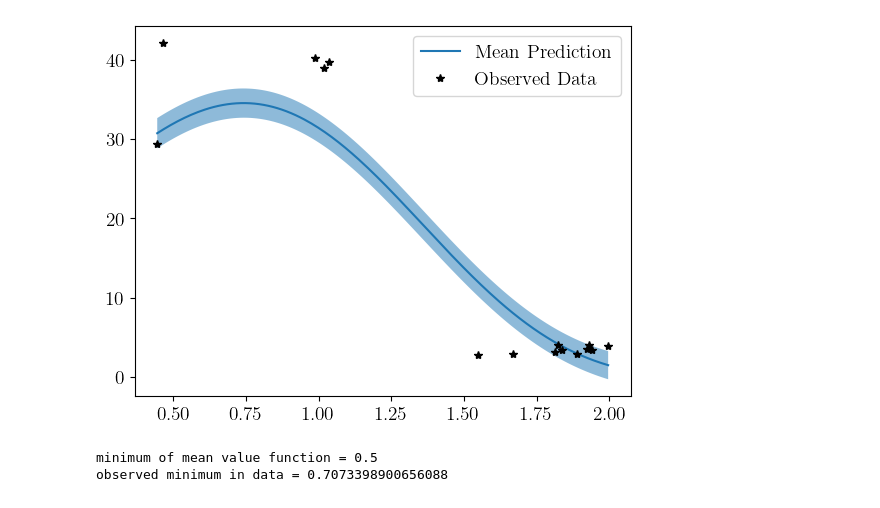
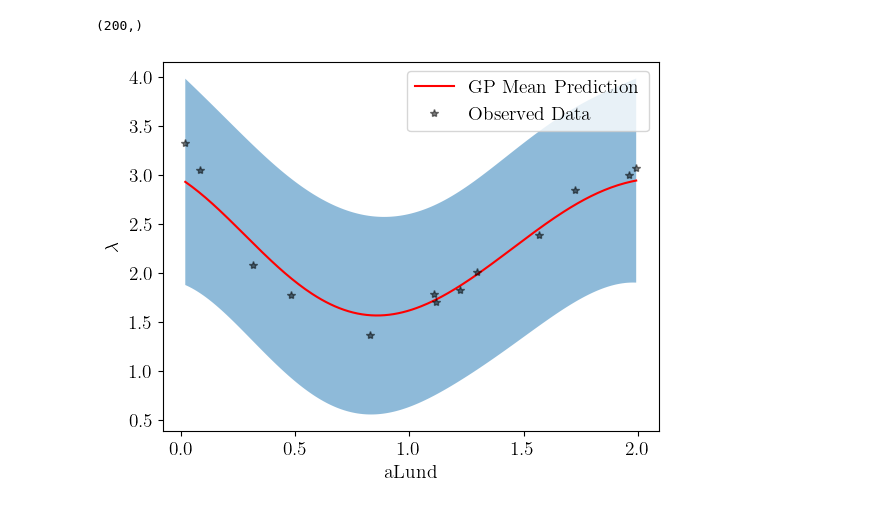
Before and after one commit to AliAlkadhim/Pythia8_SBI_Tune, a Jupyter notebook: code/BayesOpt/GPytorch_Tune_a.ipynb, the cells around one changed output. Saved outputs shown, nothing was run; the diff lists cells and outputs as text; code cells hidden in the pictures.

```diff
--- a/code/BayesOpt/GPytorch_Tune_a.ipynb
+++ b/code/BayesOpt/GPytorch_Tune_a.ipynb
@@ -392,0 +785,14 @@ plot_model(model)
+# %%
+def make_multidim_xstar(param,size):
+    """
+    This is used for sampling the parameters for plotting
+    """
+    x_star0 = Sample_param(param,size).linspace()
+    # empty = np.ones((size,15))
+    empty = make_x_candidates(PARAM_DICT, size)
+    param_prefix = get_param_prefix(param)
+    full_param_name = param_prefix + ':' + param
+    param_index = param_names.index(full_param_name)
+    empty[:,param_index] = x_star0
+    # print(empty)
+    return torch.tensor(empty)
@@ -412,20 +906,23 @@ covar_module.raw_outputscale_constraint.upper_bound tensor(inf)
 def train_model(model, train_x, train_y, n_epochs, print_=False):
     # Use the Adam optimizer
     optimizer = torch.optim.Adam(model.parameters(), lr=0.1)  # Includes GaussianLikelihood parameters
-    likelihood = gpytorch.likelihoods.GaussianLikelihood()
     mll = gpytorch.mlls.ExactMarginalLogLikelihood(likelihood, model)
 
 
     # Optimize the model
-
+    model.train()
     for epoch in range(n_epochs):
         optimizer.zero_grad()
         output = model(train_x)
         loss = - mll(output, train_y)
         if print_:
-            print(f'epoch {epoch}, Loss = {loss}')
+                print('Epoch %d/%d - Loss: %.3f   lengthscale: %.3f   noise: %.3f\n' % (
+        epoch + 1, n_epochs, loss.item(),
+        model.covar_module.base_kernel.lengthscale.item(),
+        model.likelihood.noise.item()
+    ))
         loss.backward()
         optimizer.step()
 # %%
-train_model(model, train_x_a, train_y_a, 50, print_=True)
+train_model(model, train_x, train_y, 15,print_=True)
 # %% [output]
@@ -650,14 +959,5 @@ Histograms written to /home/ali/Desktop/Pulled_Github_Repositories/Pythia8_SBI_T
-# %%
-plot_model(model)
-# %% [output]
-[figure, removed]
-# %%
-pred_mean = pred.mean.numpy()
-param = a_linspace.numpy()
-best_x = param[pred_mean.argmin()]
-print(f'minimum of mean value function = {best_x}')
-observed_min = train_x_a[train_y_a.argmin()]
-print(f'observed minimum in data = {observed_min}')
-# %% [output]
-minimum of mean value function = 0.5
-observed minimum in data = 0.7073398900656088
+# %%
+plot_model_param(model, 'aLund')
+# %% [output]
+(200,)
+[figure, added]
```
Also changed, not shown: parts of 64 cells of this notebook.
